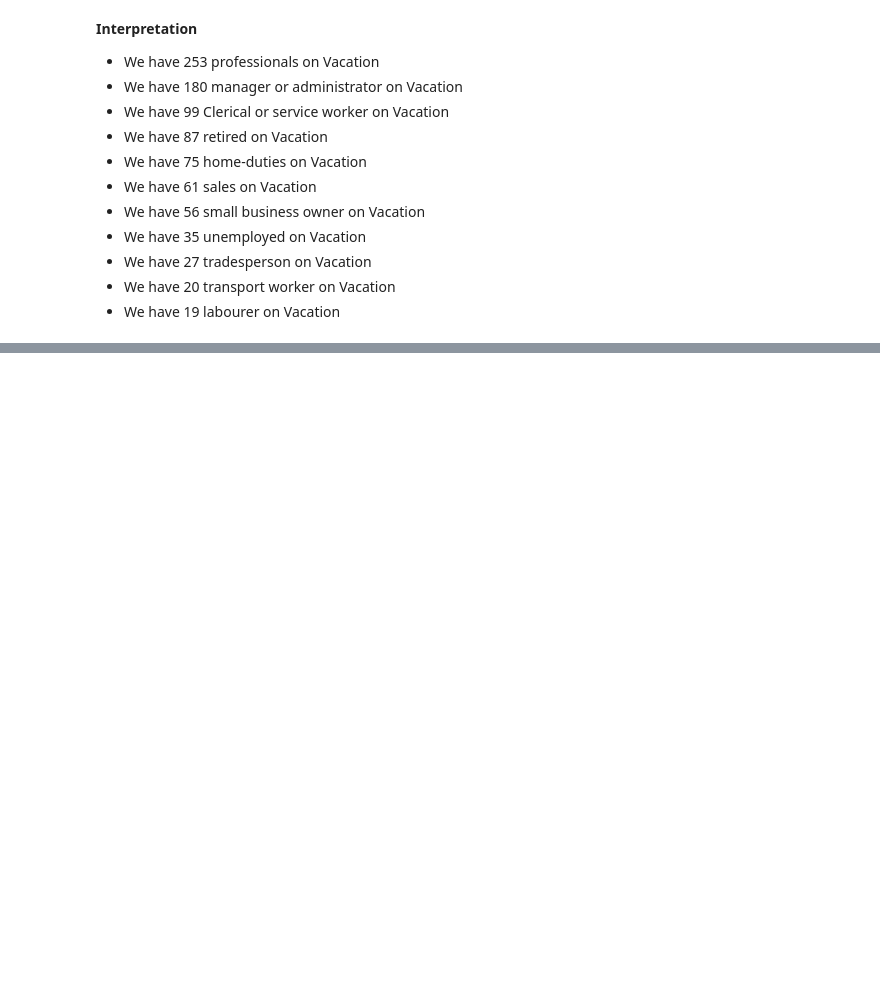
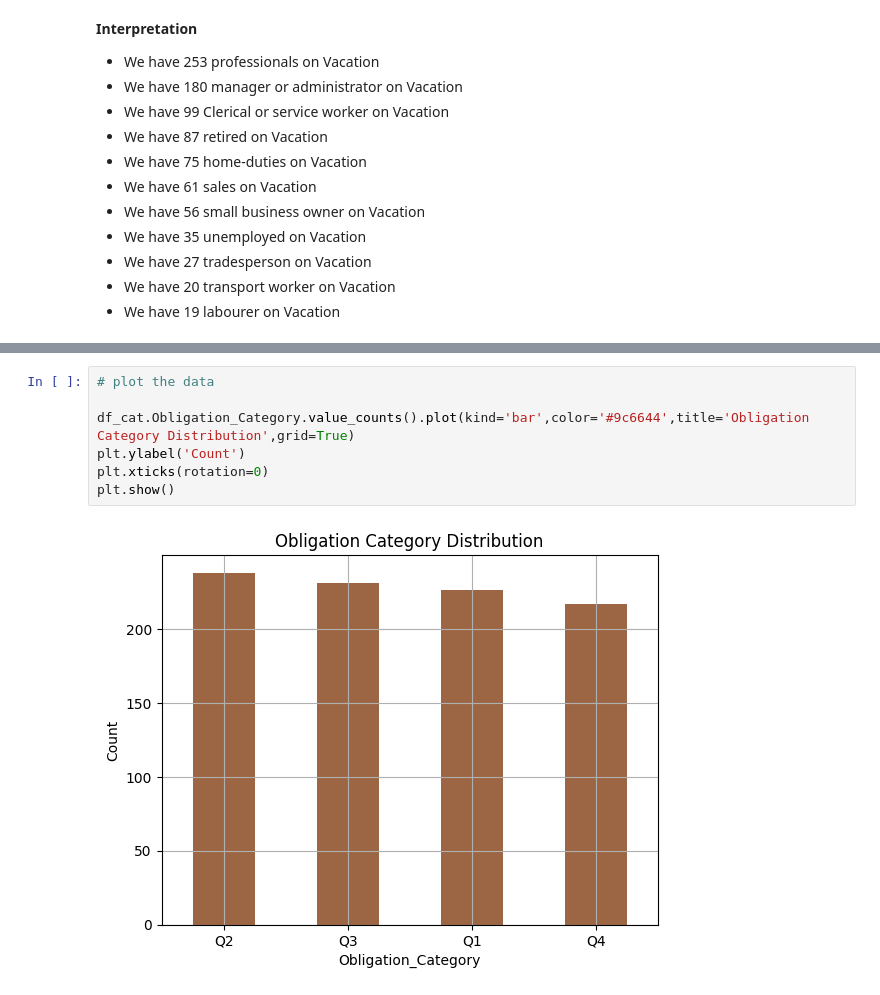
Before and after one commit to Uraniumking007/College-Stuff, a Jupyter notebook: BE/codeunnati/python_scripts_ckpcet/project_on_data_analytics/data_analytics_on_vacation_data/Data_Analytics_On_Vacation_Data.ipynb, the cells around one changed output, grey strips where cells are left out. Cells and saved outputs as stored; diff of their text form; blank space fills up the shorter version.

```diff
--- a/BE/codeunnati/python_scripts_ckpcet/project_on_data_analytics/data_analytics_on_vacation_data/Data_Analytics_On_Vacation_Data.ipynb
+++ b/BE/codeunnati/python_scripts_ckpcet/project_on_data_analytics/data_analytics_on_vacation_data/Data_Analytics_On_Vacation_Data.ipynb
@@ -610,0 +734,9 @@ plt.show()
+# %%
+# plot the data
+
+df_cat.Obligation_Category.value_counts().plot(kind='bar',color='#9c6644',title='Obligation Category Distribution',grid=True)
+plt.ylabel('Count')
+plt.xticks(rotation=0)
+plt.show()
+# %% [output]
+[figure, added]
```
Also changed, not shown: parts of 47 cells of this notebook.
